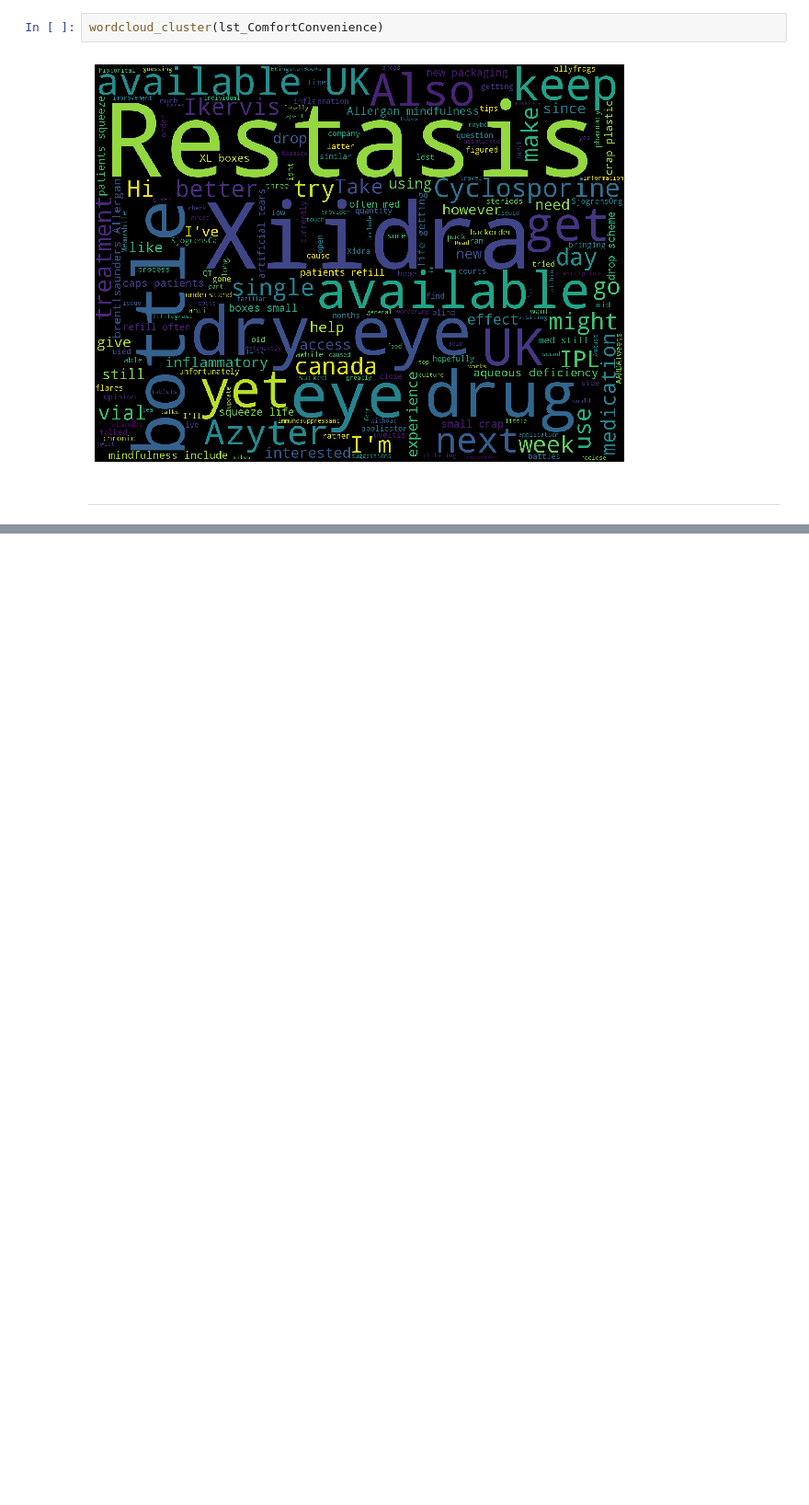
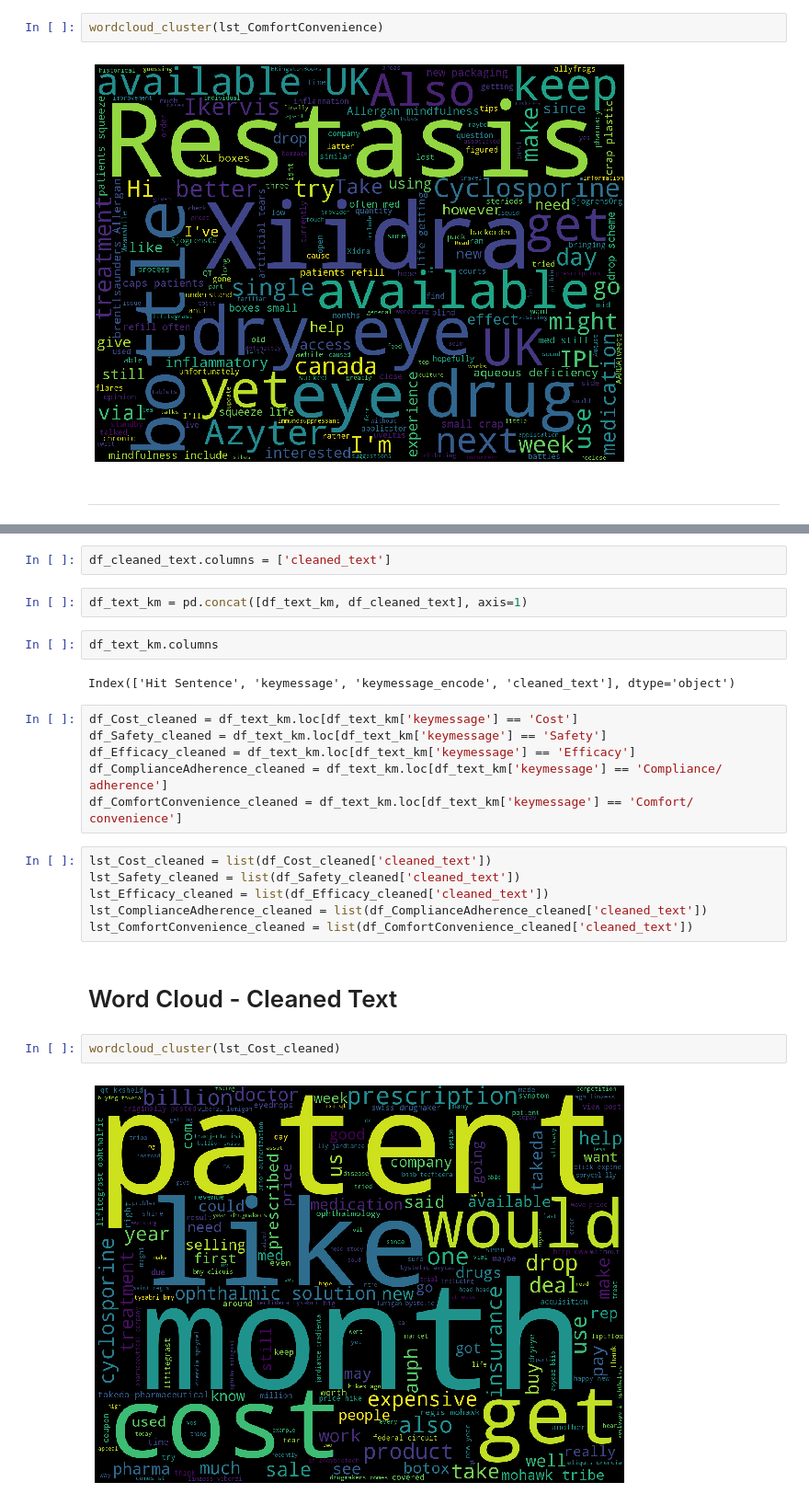
Before and after one commit to skumaravel/learning_and_discussions, a Jupyter notebook: jupyter_notebooks/text_classification/social_media_post_classification/social_media_posts_classification_eda.ipynb, the cells around one changed output, grey strips where cells are left out. Shown at 92% size. Cells and saved outputs as stored; diff of their text form; blank space fills up the shorter version.

```diff
--- a/jupyter_notebooks/text_classification/social_media_post_classification/social_media_posts_classification_eda.ipynb
+++ b/jupyter_notebooks/text_classification/social_media_post_classification/social_media_posts_classification_eda.ipynb
@@ -151,0 +237,26 @@ wordcloud_cluster(lst_ComfortConvenience)
+# %%
+df_cleaned_text.columns = ['cleaned_text']
+# %%
+df_text_km = pd.concat([df_text_km, df_cleaned_text], axis=1)
+# %%
+df_text_km.columns
+# %% [output]
+Index(['Hit Sentence', 'keymessage', 'keymessage_encode', 'cleaned_text'], dtype='object')
+# %%
+df_Cost_cleaned = df_text_km.loc[df_text_km['keymessage'] == 'Cost']
+df_Safety_cleaned = df_text_km.loc[df_text_km['keymessage'] == 'Safety']
+df_Efficacy_cleaned = df_text_km.loc[df_text_km['keymessage'] == 'Efficacy']
+df_ComplianceAdherence_cleaned = df_text_km.loc[df_text_km['keymessage'] == 'Compliance/ adherence']
+df_ComfortConvenience_cleaned = df_text_km.loc[df_text_km['keymessage'] == 'Comfort/ convenience']
+# %%
+lst_Cost_cleaned = list(df_Cost_cleaned['cleaned_text'])
+lst_Safety_cleaned = list(df_Safety_cleaned['cleaned_text'])
+lst_Efficacy_cleaned = list(df_Efficacy_cleaned['cleaned_text'])
+lst_ComplianceAdherence_cleaned = list(df_ComplianceAdherence_cleaned['cleaned_text'])
+lst_ComfortConvenience_cleaned = list(df_ComfortConvenience_cleaned['cleaned_text'])
+# %% [markdown]
+# Word Cloud - Cleaned Text
+# %%
+wordcloud_cluster(lst_Cost_cleaned)
+# %% [output]
+[figure, added]
```
Also changed, not shown: parts of 34 cells of this notebook.
